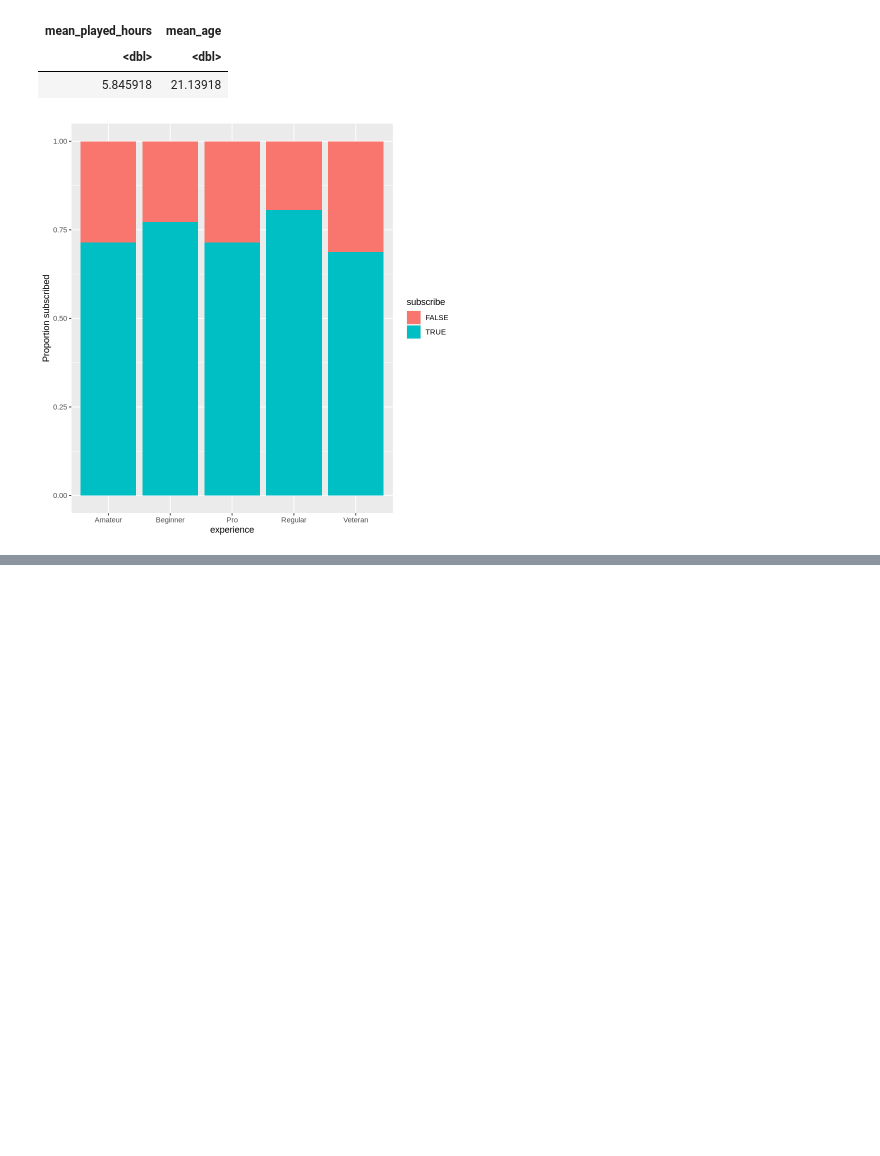
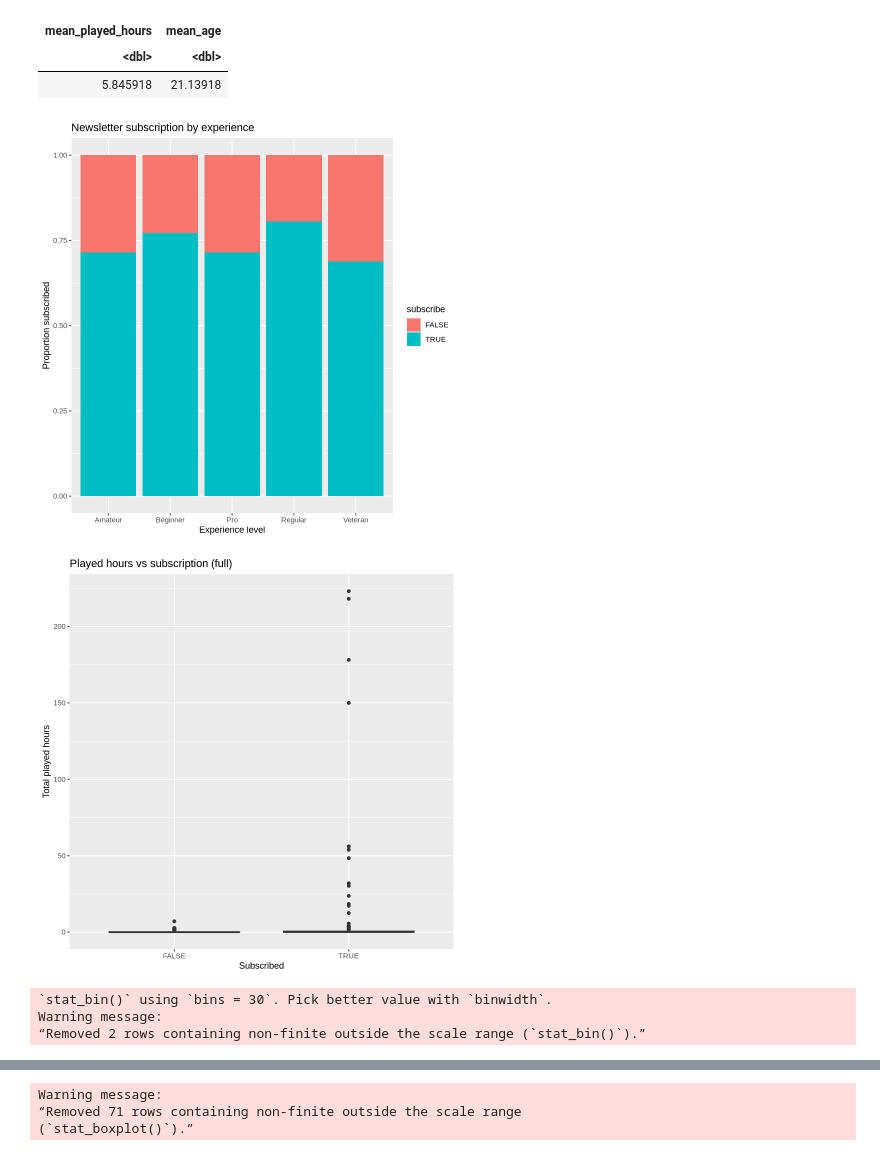
Before and after one commit to Jundaze/dsci-project-002, a Jupyter notebook: Untitled.ipynb, the cells around one changed output, grey strips where cells are left out. Saved outputs shown, nothing was run; the diff lists cells and outputs as text; code cells hidden in the pictures; blank space fills up the shorter version.

Commit message:
Prelim Plots
Wrote code for plots

```diff
--- a/Untitled.ipynb
+++ b/Untitled.ipynb
@@ -17,9 +17,8 @@ players <- read_csv("players.csv") |>
     mutate(experience = factor(experience),
            gender = factor(gender))
 sessions <- read_csv("sessions.csv") |>
-    mutate(start_time = dmy_hm(start_time, tz = "UTC"),
-           end_time = dmy_hm(end_time, tz = "UTC"),
-           duration_min = as.numeric(difftime(end_time, start_time, units = "mins")))
+    mutate(duration_min = (original_end_time - original_start_time) / (1000 * 60),
+           hour = as.numeric(substr(start_time, 12, 13)))
 
 glimpse(players)
 glimpse(sessions)
@@ -69,9 +69,48 @@ A tibble: 1 × 2
 | <dbl> | <dbl> |
 | 5.845918 | 21.13918 |
 # %%
-proportion_subscribed <- ggplot(players, aes(x = experience, fill = subscribe)) +
+sessions_hour <- sessions |>
+    mutate(hour = as.numeric(substr(start_time, 12, 13)))
+# Subscription proportion by experience level
+ggplot(players, aes(x = experience, fill = subscribe)) +
     geom_bar(position = "fill") +
-    labs(y = "Proportion subscribed")
-proportion_subscribed
+    labs(x = "Experience level", y = "Proportion subscribed", title = "Newsletter subscription by experience")
+
+# Played hours vs subscription
+ggplot(players, aes(x = subscribe, y = played_hours)) +
+    geom_boxplot() +
+    labs(x = "Subscribed", y = "Total played hours", title = "Played hours vs subscription (full)")
+
+#Sessions by hour of day
+ggplot(sessions_hour, aes(x = hour)) +
+    geom_bar() +
+    labs(x = "Hour of day", y = "Number of sessions", title = "Session starts by hour (UTC)")
+
+# Distribution of session duration
+ggplot(sessions, aes(x = duration_min)) +
+    geom_histogram(binwidth = 5) +
+    labs(x = "Session length (minutes)", y = "Count", title = "Distribution of session duration")
+
+# Per-player session features and plots
+per_player <- sessions |>
+    group_by(hashedEmail) |>
+    summarize(n_sessions = n(), mean_session_min = mean(duration_min, na.rm = TRUE))
+
+player_df <- players |>
+    left_join(per_player, by = "hashedEmail")
+
+# Number of sessions vs subscription
+ggplot(player_df, aes(x = subscribe, y = n_sessions)) +
+    geom_boxplot() +
+    labs(x = "Subscribed", y = "Number of sessions", title = "Sessions per player vs subscription")
+
+# Played hours by experience
+ggplot(players, aes(x = experience, y = played_hours)) +
+    geom_boxplot() +
+    labs(x = "Experience level", y = "Total played hours", title = "Played hours by experience level")
 # %% [output]
-[figure, old version]
+[figure, new version]
+[figure, added]
+`stat_bin()` using `bins = 30`. Pick better value with `binwidth`.
+Warning message:
+“Removed 2 rows containing non-finite outside the scale range (`stat_bin()`).”
@@ -77,0 +118,3 @@ proportion_subscribed
+Warning message:
+“Removed 71 rows containing non-finite outside the scale range
+(`stat_boxplot()`).”
```
Also changed, not shown: parts of 3 cells of this notebook.
